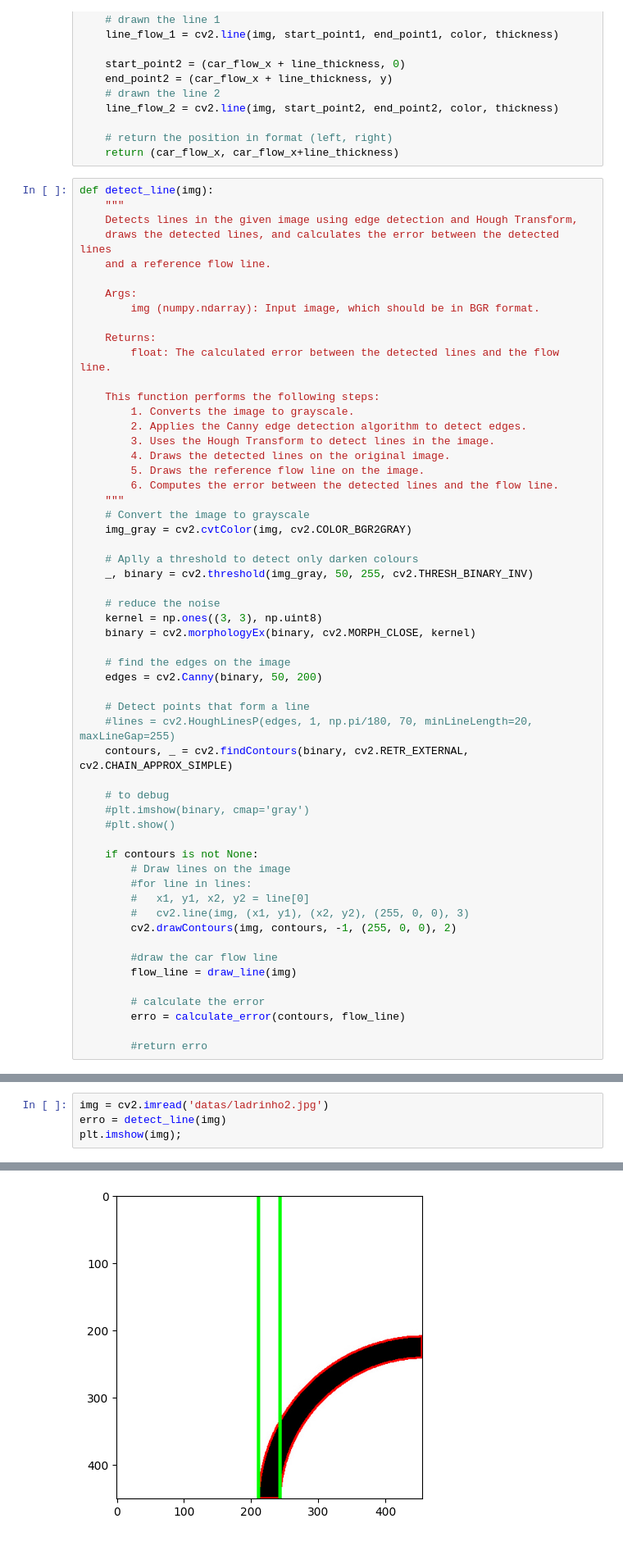
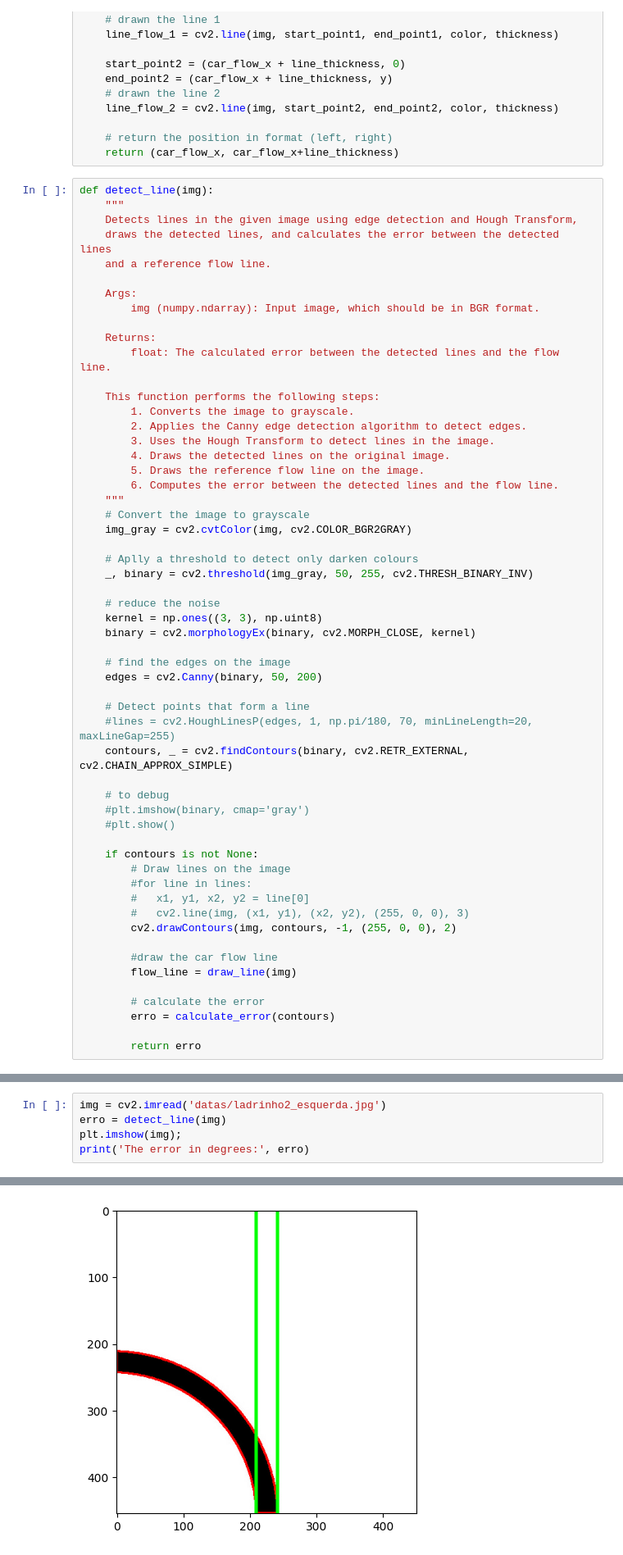
Before and after one commit to lemosslucas/OBR2025, a Jupyter notebook: line-detection.ipynb, the cells around one changed output, grey strips where cells are left out. Shown at 82% size. Drawn from its saved outputs; the diff is of its cells as text.

Commit message:
improved the error calculator

```diff
--- a/line-detection.ipynb
+++ b/line-detection.ipynb
@@ -229,9 +245,9 @@ def detect_line(img):
         flow_line = draw_line(img)
 
         # calculate the error
-        erro = calculate_error(contours, flow_line)
+        erro = calculate_error(contours)
 
-        #return erro
+        return erro
 # %%
 img = cv2.imread('datas/ladrinho3_reto.jpg')
 erro = detect_line(img)
@@ -274,6 +290,7 @@ None
 [figure]
 # %%
-img = cv2.imread('datas/ladrinho2.jpg')
+img = cv2.imread('datas/ladrinho2_esquerda.jpg')
 erro = detect_line(img)
 plt.imshow(img);
+print('The error in degrees:', erro)
 # %% [output]
@@ -280 +298 @@ plt.imshow(img);
-[figure, old version]
+[figure, new version]
```
Also changed, not shown: parts of 9 cells of this notebook, 6 other files.
